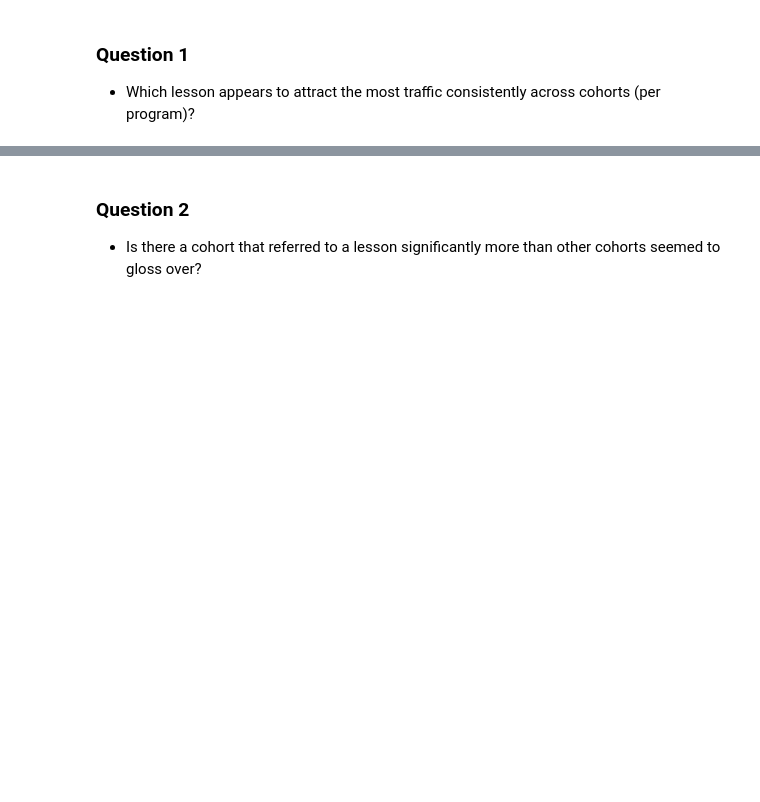
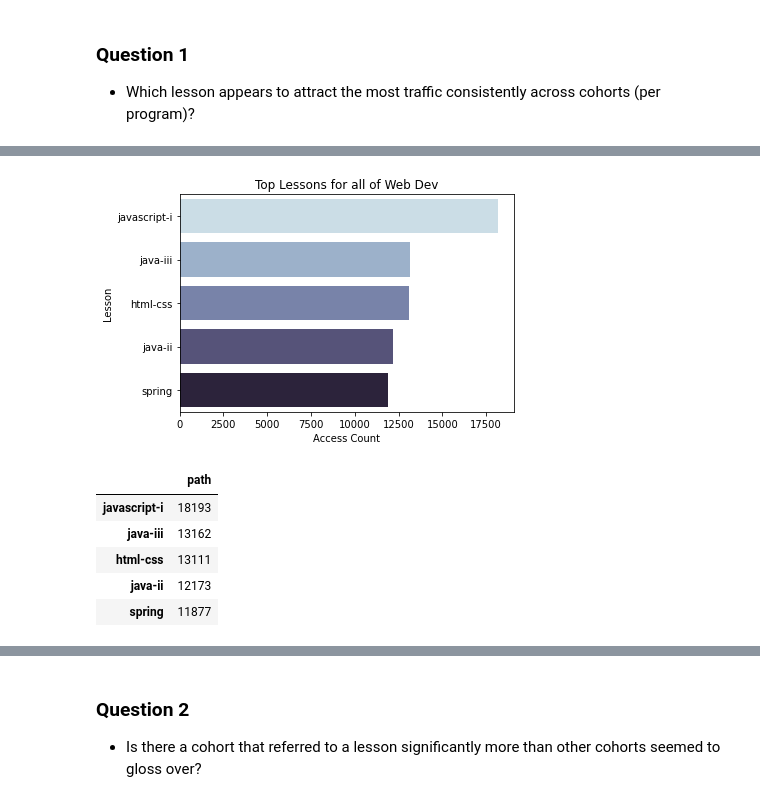
Before and after one commit to Schmidl-Gautam/anomaly_detection_project, a Jupyter notebook: report.ipynb, the cells around one changed output, grey strips where cells are left out. Saved outputs shown, nothing was run; the diff lists cells and outputs as text; code cells hidden in the pictures; blank space fills up the shorter version.

```diff
--- a/report.ipynb
+++ b/report.ipynb
@@ -100,0 +134,19 @@ logs = Wrangle().prep_data()
+# %%
+# Top lessons for all Web Dev
+top_course_lessons = pd.DataFrame(lesson[lesson.course_subdomain != 'ds'].path.value_counts().head(5))
+plt.figure(figsize=(6, 4))
+sns.barplot(data=top_course_lessons,
+x="path", y=top_course_lessons.index, palette="ch:s=.25,rot=-.25", )
+plt.title('Top Lessons for all of Web Dev')
+plt.xlabel('Access Count')
+plt.ylabel('Lesson')
+plt.show()
+top_course_lessons
+# %% [output]
+[figure, added]
+|  | path |
+| javascript-i | 18193 |
+| java-iii | 13162 |
+| html-css | 13111 |
+| java-ii | 12173 |
+| spring | 11877 |
```
Also changed, not shown: parts of 11 cells of this notebook, 1 other file.
